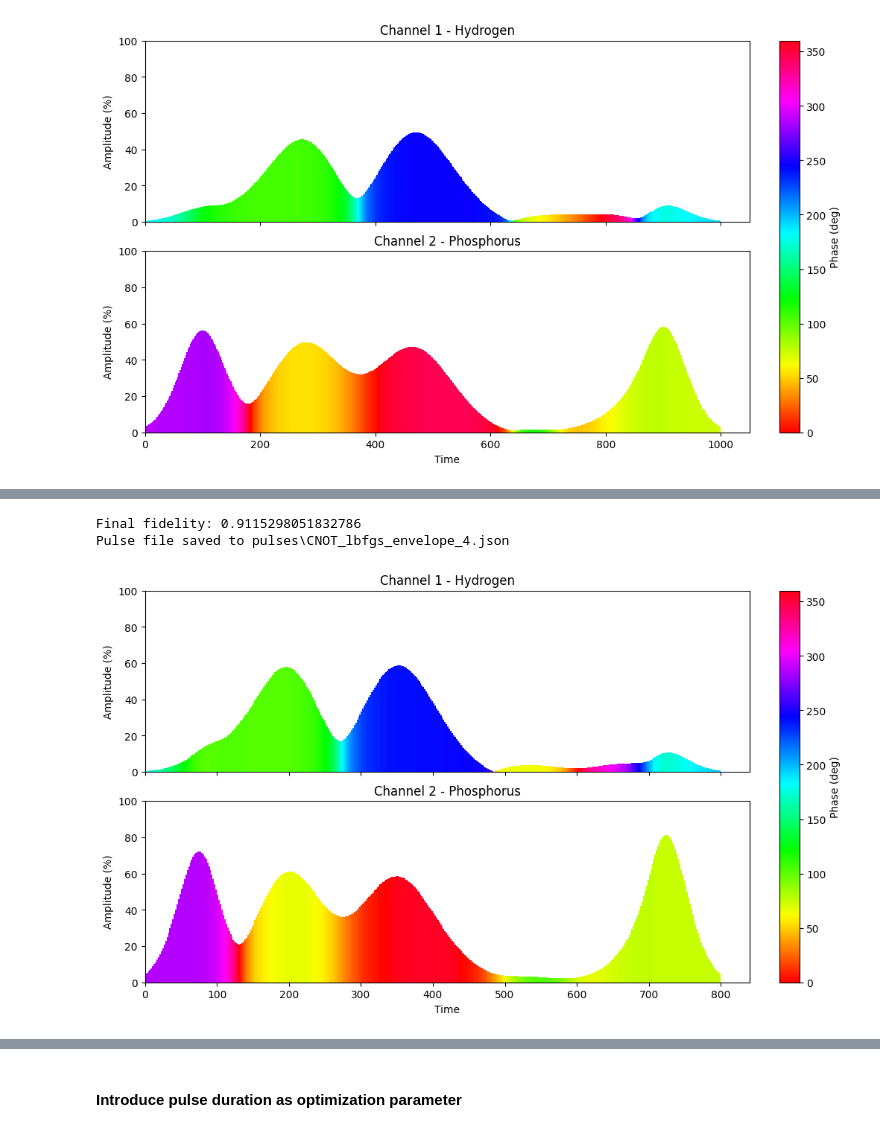
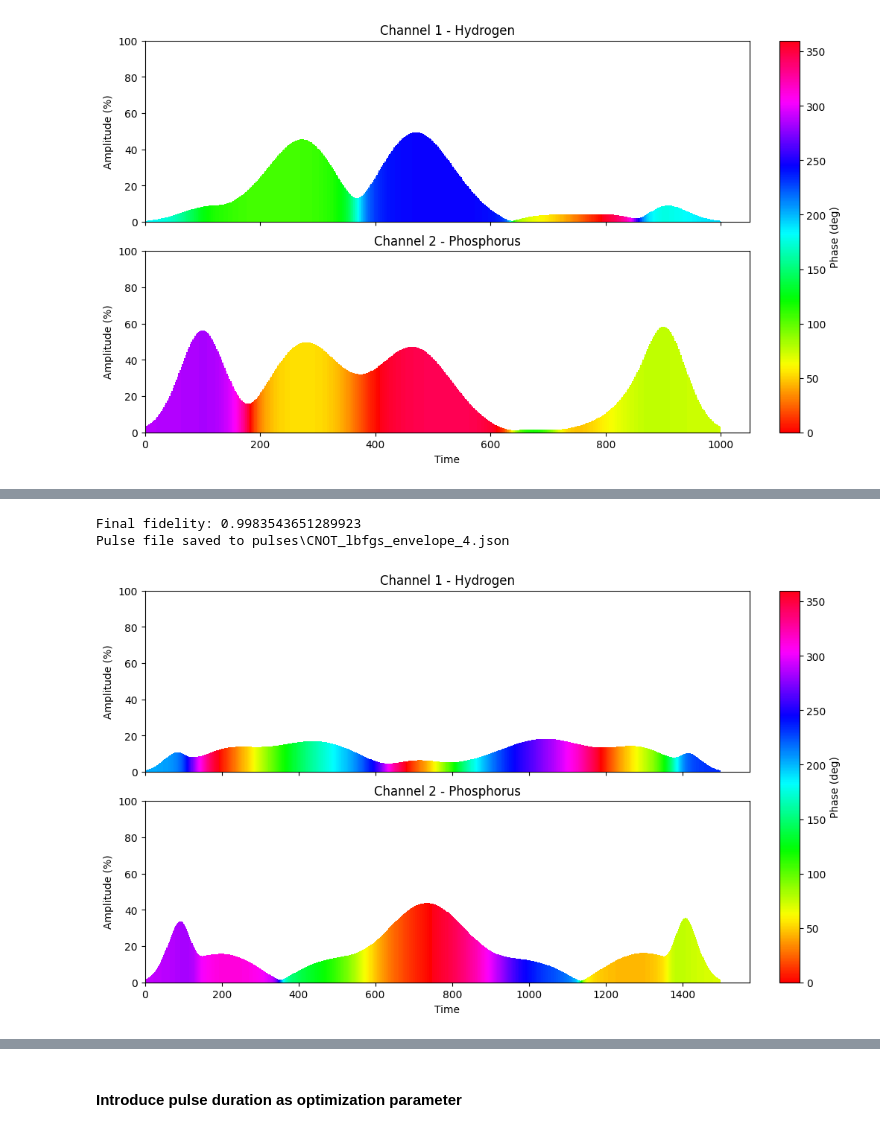
Before and after one commit to andrehroque/python-ml-projects, a Jupyter notebook: NMR-pulse-optimization/pulse optimization.ipynb, the cells around one changed output, grey strips where cells are left out. Saved outputs shown, nothing was run; the diff lists cells and outputs as text; code cells hidden in the pictures.

```diff
--- a/NMR-pulse-optimization/pulse optimization.ipynb
+++ b/NMR-pulse-optimization/pulse optimization.ipynb
@@ -2291,29 +2293,29 @@ plot_pulse_from_json("pulses/CNOT_lbfgs_envelope_3.json")
 # %%
 J = 696
 dt = 2e-6
-t = 0.8e-3
+t = 1.5e-3
 N = int(t/dt)
 
 alpha = 0.00001
 start_params = (np.full(N,alpha), np.full(N,alpha),
                 np.full(N,alpha), np.full(N,alpha))
 
 Rx_H, Ry_H, Rx_P, Ry_P, F_final, U_final = pulse_optimize_grape_lbfgs_envelope(
     U_cnot, J, t, N,
     H_x_H, H_y_H, H_x_P, H_y_P, H_J,
     startParameters=start_params,
-    max_iter=1000,
+    max_iter=3000,
     lambda_smooth=10e-3,
-    delta_RF=0.05
+    delta_RF=0.05,
+    gaus_rise_frac=0.1
 )
 
 print("Final fidelity:", F_final)
 
-export_to_json_GRAPE_2channel("CNOT_lbfgs_envelope_4","CNOT pulse 0.8 ms, 0.00001 minimum start, l-bfgs and envelope=0.15",F_final,t,N,Rx_H,Ry_H,Rx_P,Ry_P,"andreroque")
+export_to_json_GRAPE_2channel("CNOT_lbfgs_envelope_4","CNOT pulse 1.5 ms, 0.00001 minimum start, l-bfgs and envelope=0.15",F_final,t,N,Rx_H,Ry_H,Rx_P,Ry_P,"andreroque")
+
+plot_pulse_from_json("pulses/CNOT_lbfgs_envelope_4.json")
 # %% [output]
-Final fidelity: 0.9115298051832786
+Final fidelity: 0.9983543651289923
 Pulse file saved to pulses\CNOT_lbfgs_envelope_4.json
+[figure, added]
-# %%
-plot_pulse_from_json("pulses/CNOT_lbfgs_envelope_4.json")
-# %% [output]
-[figure, removed]
```
Also changed, not shown: parts of 5 cells of this notebook, 11 other files.
